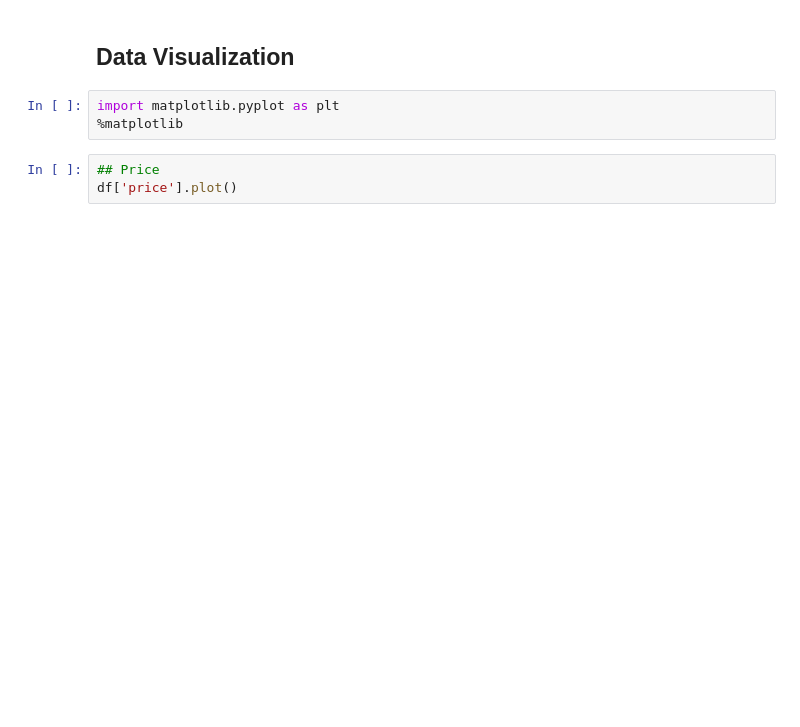
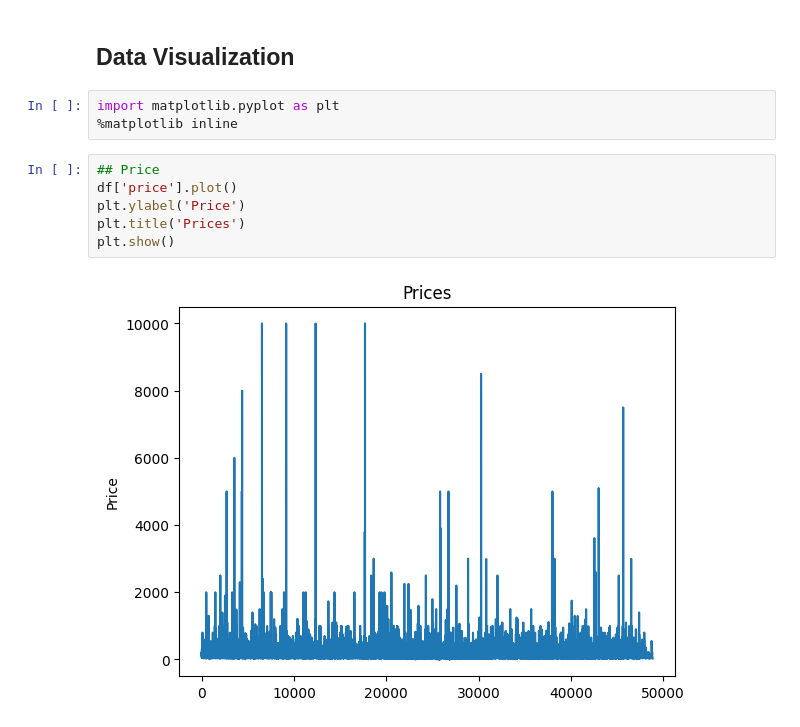
Before and after one commit to muktoakash/Simple-Data-Analysis, a Jupyter notebook: Practice/matplotlib.ipynb, the cells around one changed output. Drawn from its saved outputs; the diff is of its cells as text; blank space fills up the shorter version.

Commit message:
Plot Price vs Freq for Matplotlib Practice

```diff
--- a/Practice/matplotlib.ipynb
+++ b/Practice/matplotlib.ipynb
@@ -179,7 +179,12 @@ df.describe()
 ## Data Visualization
 # %%
 import matplotlib.pyplot as plt
-%matplotlib
+%matplotlib inline
 # %%
 ## Price
 df['price'].plot()
+plt.ylabel('Price')
+plt.title('Prices')
+plt.show()
+# %% [output]
+[figure, added]
```
Also changed, not shown: parts of 2 cells of this notebook.
